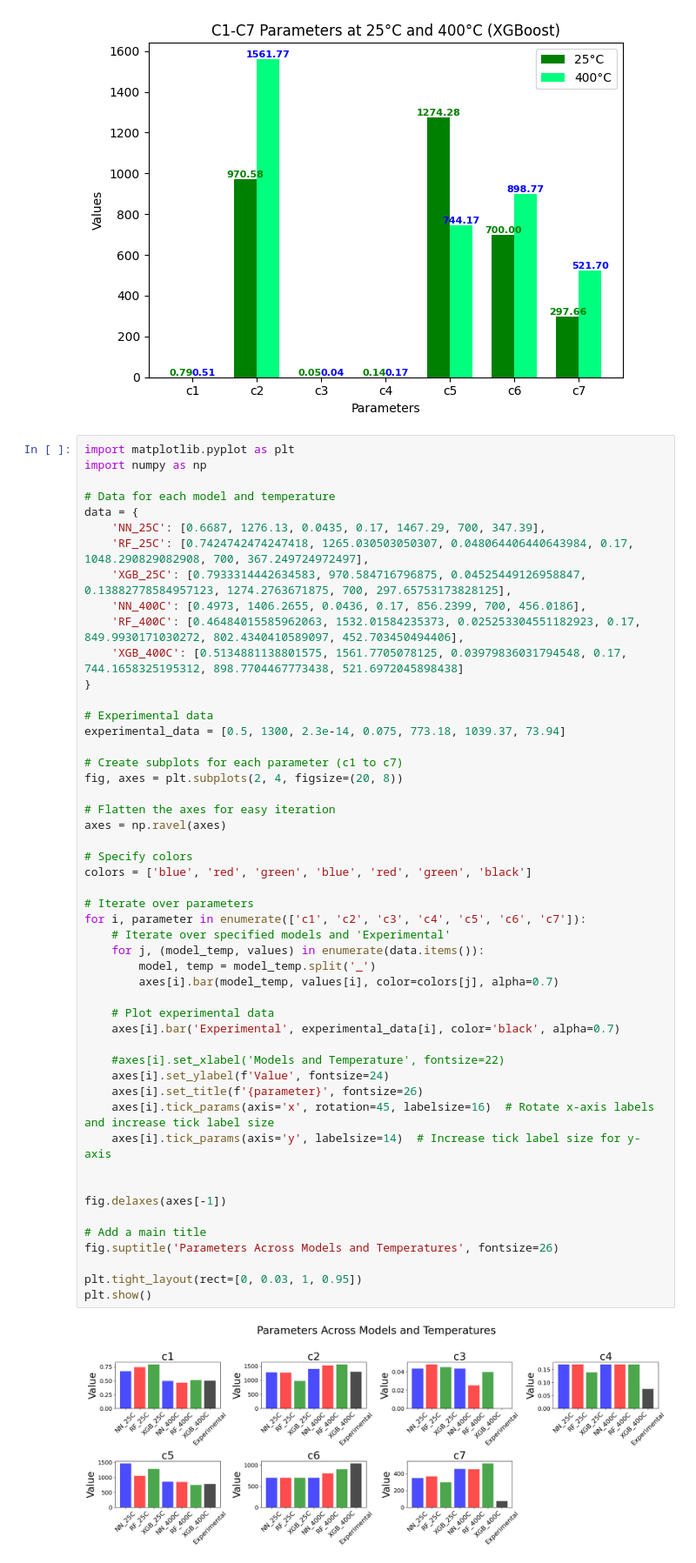
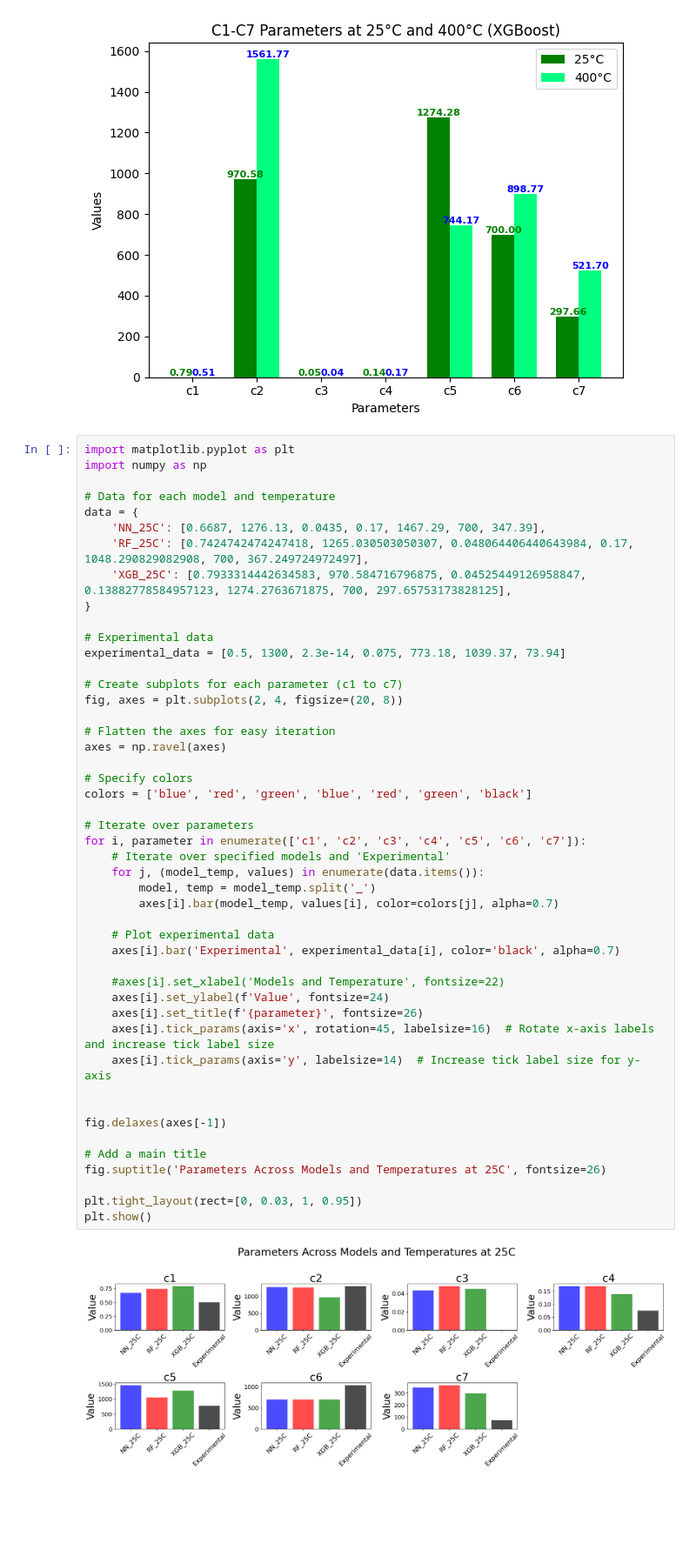
Before and after one commit to LianjGroup/Machine-Learning-Assisted-Optimization-of-Hardening-Parameters, a Jupyter notebook: MAIN/MODELS/paramVisualisation.ipynb, the cells around one changed output. Shown at 87% size. Cells and saved outputs as stored; diff of their text form; blank space fills up the shorter version.

```diff
--- a/MAIN/MODELS/paramVisualisation.ipynb
+++ b/MAIN/MODELS/paramVisualisation.ipynb
@@ -109,9 +109,6 @@ data = {
     'NN_25C': [0.6687, 1276.13, 0.0435, 0.17, 1467.29, 700, 347.39],
     'RF_25C': [0.7424742474247418, 1265.030503050307, 0.048064406440643984, 0.17, 1048.290829082908, 700, 367.249724972497],
     'XGB_25C': [0.7933314442634583, 970.584716796875, 0.04525449126958847, 0.13882778584957123, 1274.2763671875, 700, 297.65753173828125],
-    'NN_400C': [0.4973, 1406.2655, 0.0436, 0.17, 856.2399, 700, 456.0186],
-    'RF_400C': [0.46484015585962063, 1532.01584235373, 0.025253304551182923, 0.17, 849.9930171030272, 802.4340410589097, 452.703450494406],
-    'XGB_400C': [0.5134881138801575, 1561.7705078125, 0.03979836031794548, 0.17, 744.1658325195312, 898.7704467773438, 521.6972045898438]
 }
 
 # Experimental data
@@ -123,32 +120,32 @@ fig, axes = plt.subplots(2, 4, figsize=(20, 8))
 # Flatten the axes for easy iteration
 axes = np.ravel(axes)
 
 # Specify colors
 colors = ['blue', 'red', 'green', 'blue', 'red', 'green', 'black']
 
 # Iterate over parameters
 for i, parameter in enumerate(['c1', 'c2', 'c3', 'c4', 'c5', 'c6', 'c7']):
     # Iterate over specified models and 'Experimental'
     for j, (model_temp, values) in enumerate(data.items()):
         model, temp = model_temp.split('_')
         axes[i].bar(model_temp, values[i], color=colors[j], alpha=0.7)
 
     # Plot experimental data
     axes[i].bar('Experimental', experimental_data[i], color='black', alpha=0.7)
 
     #axes[i].set_xlabel('Models and Temperature', fontsize=22)
     axes[i].set_ylabel(f'Value', fontsize=24)
     axes[i].set_title(f'{parameter}', fontsize=26)
     axes[i].tick_params(axis='x', rotation=45, labelsize=16)  # Rotate x-axis labels and increase tick label size
     axes[i].tick_params(axis='y', labelsize=14)  # Increase tick label size for y-axis
 
 
 fig.delaxes(axes[-1])
 
 # Add a main title
-fig.suptitle('Parameters Across Models and Temperatures', fontsize=26)
+fig.suptitle('Parameters Across Models and Temperatures at 25C', fontsize=26)
 
 plt.tight_layout(rect=[0, 0.03, 1, 0.95])
 plt.show()
 # %% [output]
-[figure, old version]
+[figure, new version]
```
Also changed, not shown: parts of 1 cell of this notebook, 6 other files.
